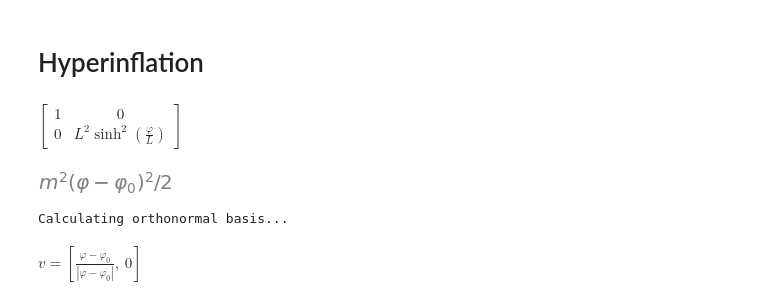
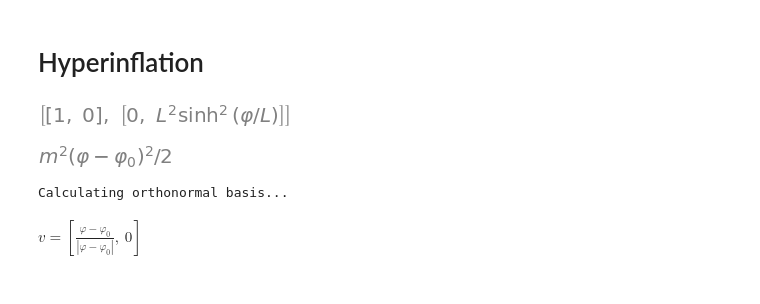
Before and after one commit to smups/inflatox, a Jupyter notebook: notebooks/hyper_inf.ipynb, the cells around one changed output. Drawn from its saved outputs; the diff is of its cells as text; code cells hidden in the pictures.

```diff
--- a/notebooks/hyper_inf.ipynb
+++ b/notebooks/hyper_inf.ipynb
@@ -12,21 +8,16 @@ import inflatox
 # %%
-sympy.init_printing()
-φ, θ, L = sympy.symbols('φ θ L')
-d = 2
-coords = [φ, θ]
+sp.init_printing()
+φ, θ, L, m, φ0 = sp.symbols('φ θ L m φ0')
+fields = [φ, θ]
 
-g = [[0 for _ in range(d)] for _ in range(d)]
-g[0][0] = 1
-g[1][1] = L**2*sympy.sinh(φ/L)**2
+V = (1/2*m**2*(φ-φ0)**2).nsimplify()
+g = [
+  [1, 0],
+  [0, L**2 * sp.sinh(φ/L)**2]
+]
 
-g = MetricTensor(g, coords)
-display(g.tensor())
+display(g, V)
 # %% [output]
-$\displaystyle \left[\begin{matrix}1 & 0\\0 & L^{2} \sinh^{2}{\left(\frac{φ}{L} \right)}\end{matrix}\right]$
+[figure, added]
+[figure, added]
-# %%
-m, φ0 = sympy.symbols('m φ0')
-V = (1/2*m**2*(φ-φ0)**2).nsimplify()
-display(V)
-# %% [output]
-[figure, removed]
 # %%
```
Also changed, not shown: parts of 4 cells of this notebook.
